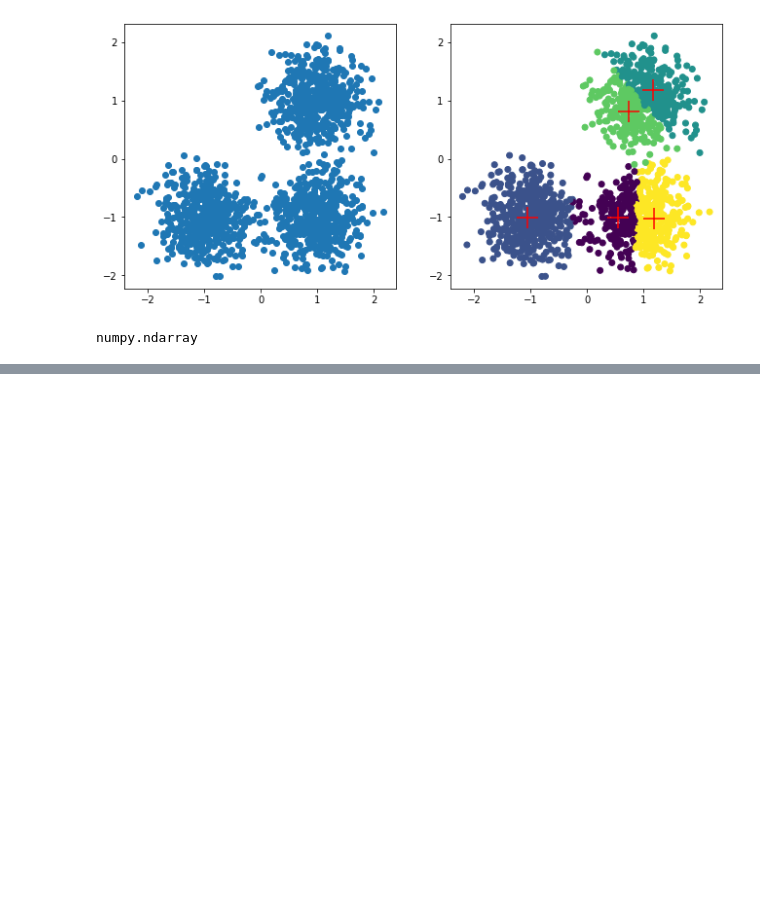
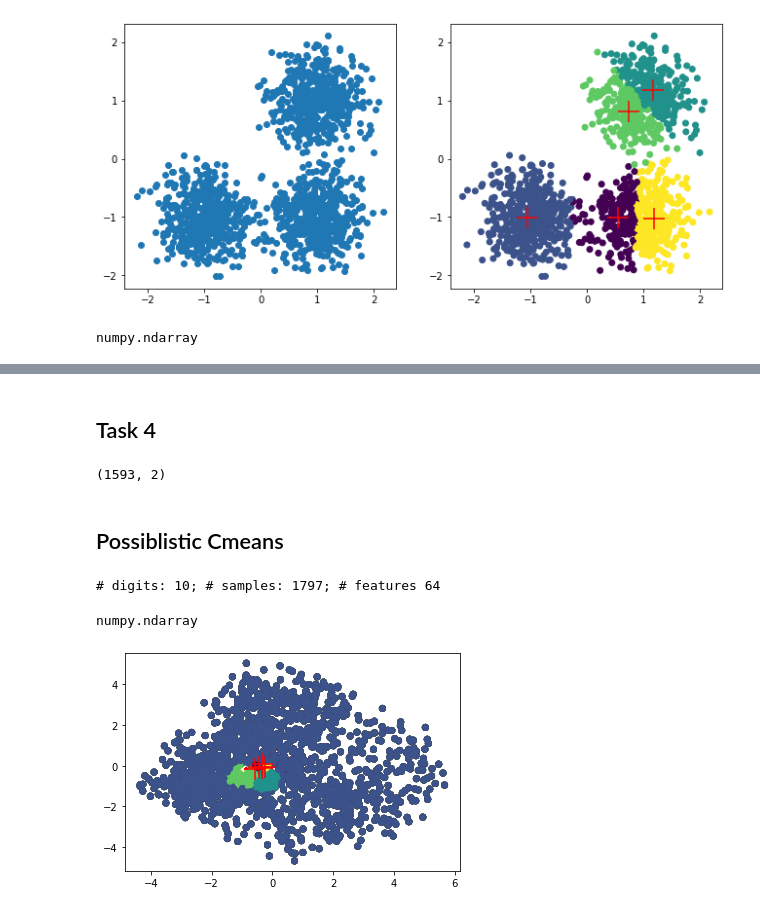
Before and after one commit to mosemb/Assignments_Wellbeing-Technologies, a Jupyter notebook: Assignment3/Assignment_3.ipynb, the cells around one changed output, grey strips where cells are left out. Saved outputs shown, nothing was run; the diff lists cells and outputs as text; code cells hidden in the pictures; blank space fills up the shorter version.

```diff
--- a/Assignment3/Assignment_3.ipynb
+++ b/Assignment3/Assignment_3.ipynb
@@ -206,0 +228,31 @@ labs = use_posbc(5,5,X)
+# %% [markdown]
+## Task 4
+# %%
+from sklearn.decomposition import PCA
+reduced_data = PCA(n_components=2).fit_transform(x)
+reduced_data.shape
+# %% [output]
+(1593, 2)
+# %% [markdown]
+## Possiblistic Cmeans
+# %%
+from sklearn.datasets import load_digits
+
+data, labels = load_digits(return_X_y=True)
+(n_samples, n_features), n_digits = data.shape, np.unique(labels).size
+
+print(
+    f"# digits: {n_digits}; # samples: {n_samples}; # features {n_features}"
+)
+# %% [output]
+# digits: 10; # samples: 1797; # features 64
+# %%
+type(data)
+# %% [output]
+numpy.ndarray
+# %%
+pca = PCA(n_components=2)
+reduced_data = pca.fit_transform(x)
+test = use_posbc(5,5,reduced_data)
+# %% [output]
+[figure, added]
```
Also changed, not shown: parts of 23 cells of this notebook.
